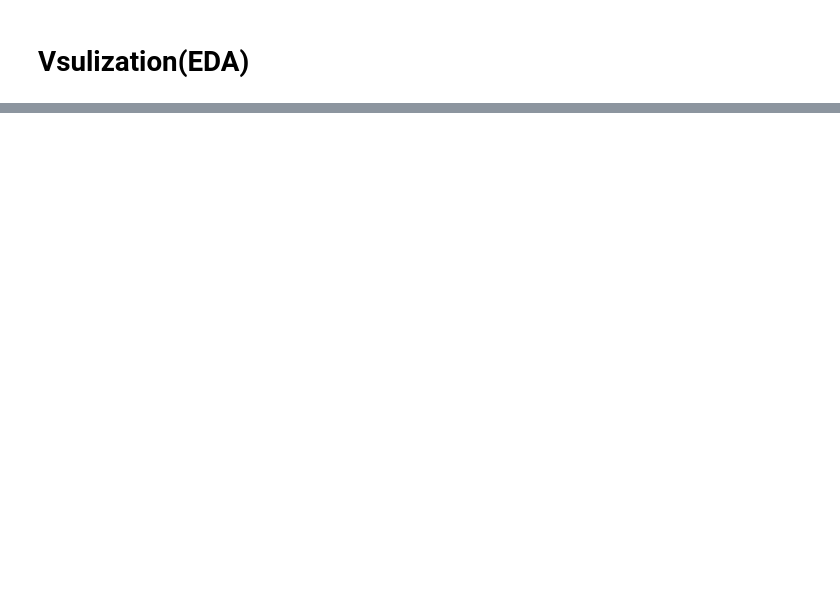
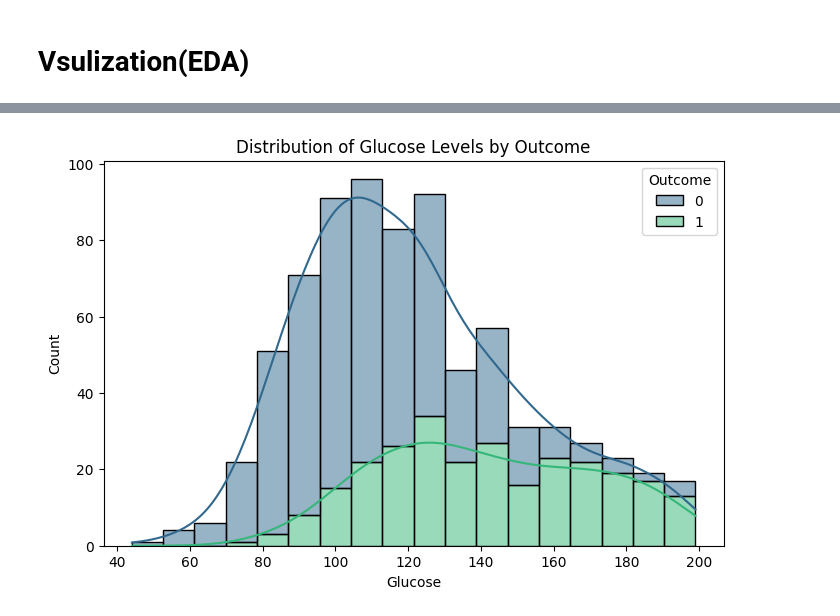
Before and after one commit to shahdelmasry12/University-Machine-Learning-Project, a Jupyter notebook: Diabetes_Prediction.ipynb, the cells around one changed output, grey strips where cells are left out. Saved outputs shown, nothing was run; the diff lists cells and outputs as text; code cells hidden in the pictures; blank space fills up the shorter version.

```diff
--- a/Diabetes_Prediction.ipynb
+++ b/Diabetes_Prediction.ipynb
@@ -223,0 +249,8 @@ df.describe()#summery statistical about data
+# %%
+# Glucose Level Distribution by Outcome
+plt.figure(figsize=(8, 5))
+sns.histplot(data=df, x='Glucose', hue='Outcome', kde=True, multiple='stack', palette='viridis')
+plt.title('Distribution of Glucose Levels by Outcome')
+plt.show()
+# %% [output]
+[figure, added]
```
Also changed, not shown: parts of 9 cells of this notebook.
